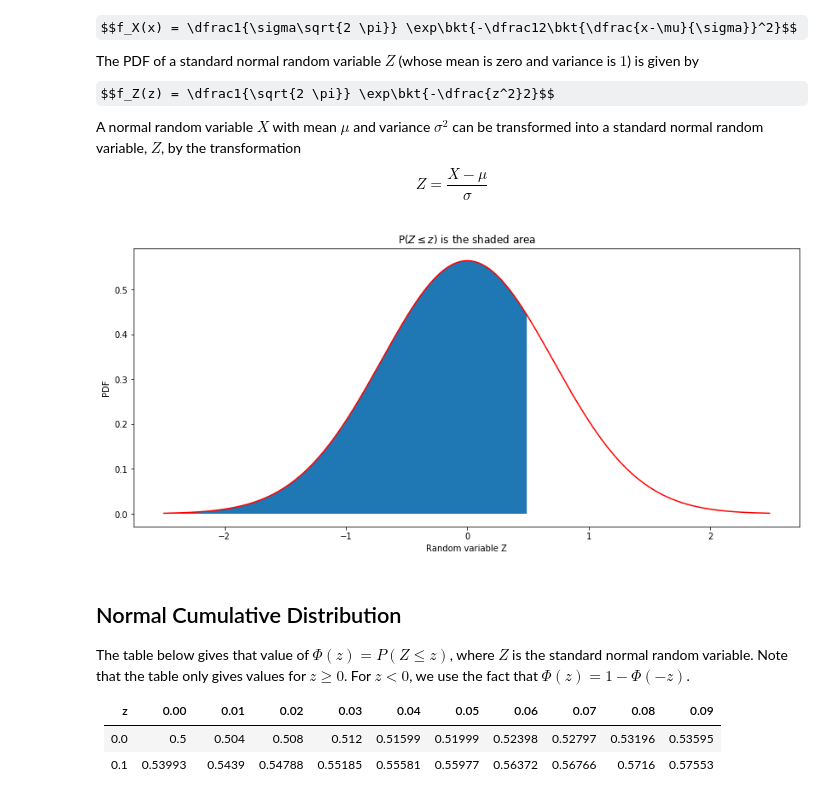
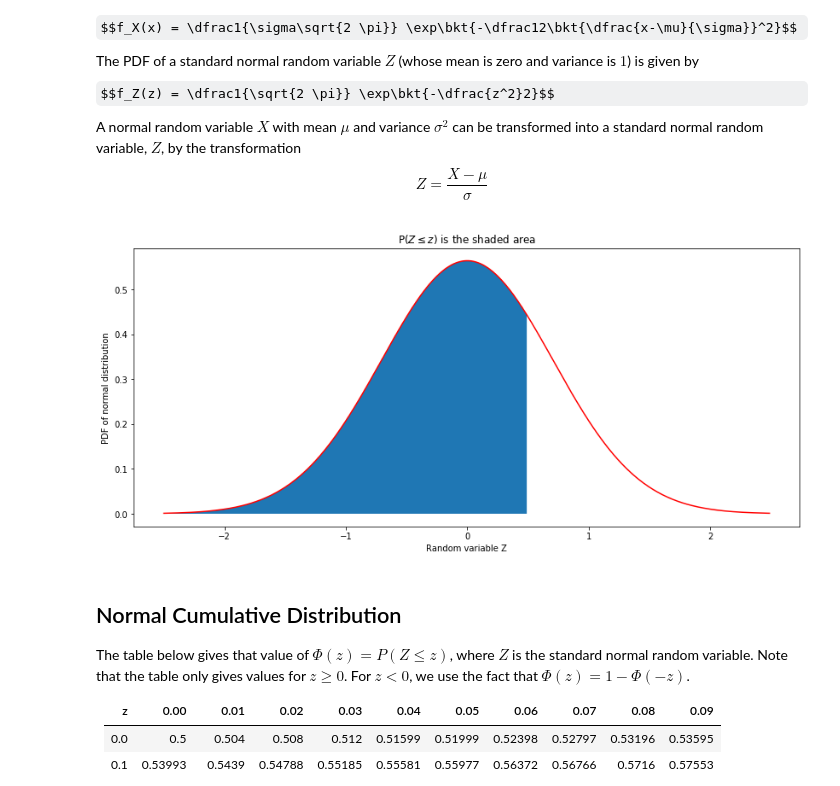
Before and after one commit to sivaramambikasaran/PDF, a Jupyter notebook: Gaussian/Normal.ipynb, the cells around one changed output. Saved outputs shown, nothing was run; the diff lists cells and outputs as text; code cells hidden in the pictures; some formulas as TeX source.

```diff
--- a/Gaussian/Normal.ipynb
+++ b/Gaussian/Normal.ipynb
@@ -89,35 +89,35 @@ file.close()
 
 # Writing the Inverse of the Gaussian cdf to latex for $p \in [0.9,1)$
 file = open("Inverse_Gaussian_1_latex.txt","w");
 for k in range (0,X.size):
     if (k%10 == 0):
         file.write(str(sp.around(X[k], decimals=2)));
         file.write(' & ');
     file.write(str(Y[k]));
     if (k%10==9):
         file.write(' \\\\ ');
         file.write(' \n');
     else:
         file.write(' & ');
 file.close()
 
 import matplotlib.pyplot as plt
 
 x = sp.arange(-2.5, 0.5, 0.01)
 y = sp.exp(-x*x)/sp.sqrt(sp.pi)
 X = sp.arange(-2.5, 2.5, 0.01)
 Y = sp.exp(-X*X)/sp.sqrt(sp.pi)
 fig, (ax) = plt.subplots(1, 1, sharex=True)
 
 ax.fill_between(x, 0, y);
 ax.plot(X,Y,'r-');
 ax.set_xlabel('Random variable Z')
-ax.set_ylabel('PDF')
+ax.set_ylabel('PDF of normal distribution')
 ax.set_title('P($Z \leq z$) is the shaded area')
 plt.rcParams["figure.figsize"] = [14,6];
 plt.show()
 # %% [output]
-[figure, old version]
+[figure, new version]
 # %% [markdown]
 ## Normal Cumulative Distribution
 
```
Also changed, not shown: 11 other files.
